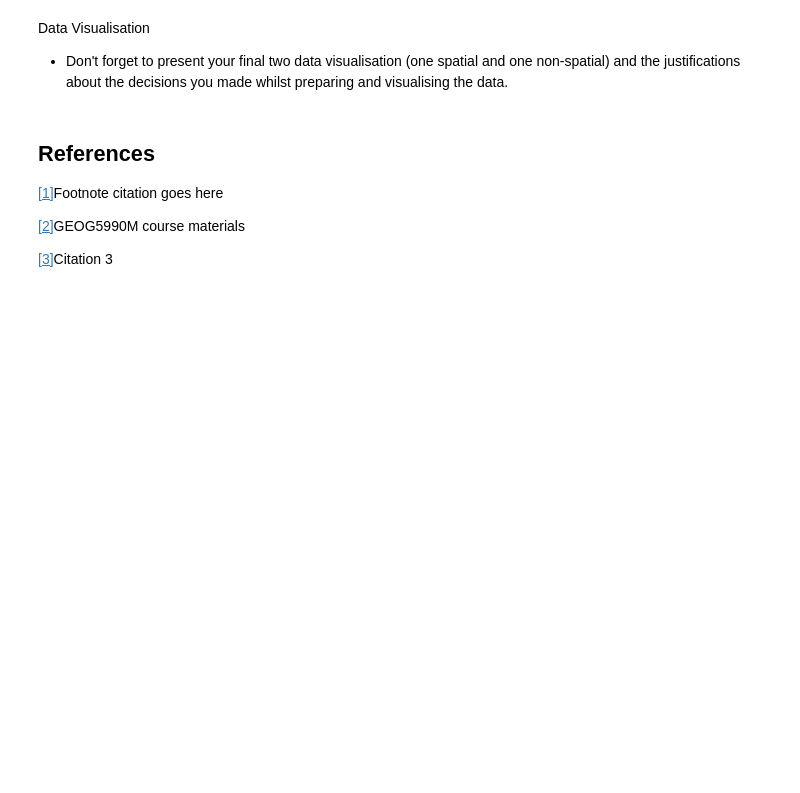
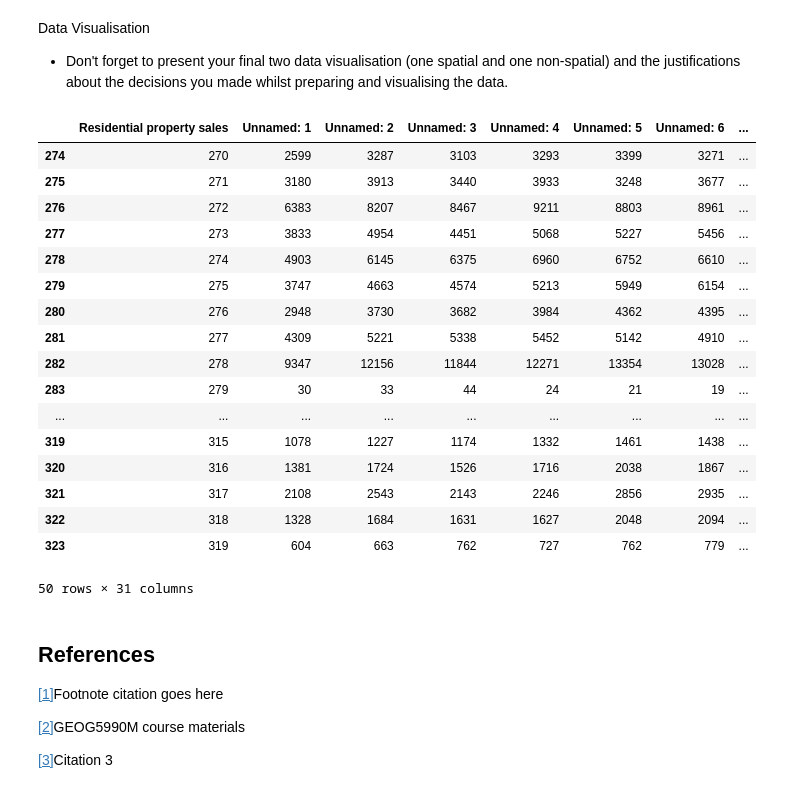
Before and after one commit to ClaudiaTurner/GEOG5990M, a Jupyter notebook: Final_Project_Python_GEOG5990M.ipynb, the cells around one changed output. Drawn from its saved outputs; the diff is of its cells as text; code cells hidden in the pictures; blank space fills up the shorter version.

```diff
--- a/Final_Project_Python_GEOG5990M.ipynb
+++ b/Final_Project_Python_GEOG5990M.ipynb
@@ -14,3 +18,26 @@ Data Visualisation
+# %%
+Sales_England=pd.read_csv('https://github.com/ClaudiaTurner/GEOG5990M/raw/main/Sales_1995_2023_England_Districts_exp.csv')
+# %%
+Sales_England.tail(50)
+# %% [output]
+|  | Residential property sales | Unnamed: 1 | Unnamed: 2 | Unnamed: 3 | Unnamed: 4 | Unnamed: 5 | Unnamed: 6 | ... |
+| 274 | 270 | 2599 | 3287 | 3103 | 3293 | 3399 | 3271 | ... |
+| 275 | 271 | 3180 | 3913 | 3440 | 3933 | 3248 | 3677 | ... |
+| 276 | 272 | 6383 | 8207 | 8467 | 9211 | 8803 | 8961 | ... |
+| 277 | 273 | 3833 | 4954 | 4451 | 5068 | 5227 | 5456 | ... |
+| 278 | 274 | 4903 | 6145 | 6375 | 6960 | 6752 | 6610 | ... |
+| 279 | 275 | 3747 | 4663 | 4574 | 5213 | 5949 | 6154 | ... |
+| 280 | 276 | 2948 | 3730 | 3682 | 3984 | 4362 | 4395 | ... |
+| 281 | 277 | 4309 | 5221 | 5338 | 5452 | 5142 | 4910 | ... |
+| 282 | 278 | 9347 | 12156 | 11844 | 12271 | 13354 | 13028 | ... |
+| 283 | 279 | 30 | 33 | 44 | 24 | 21 | 19 | ... |
+| ... | ... | ... | ... | ... | ... | ... | ... | ... |
+| 319 | 315 | 1078 | 1227 | 1174 | 1332 | 1461 | 1438 | ... |
+| 320 | 316 | 1381 | 1724 | 1526 | 1716 | 2038 | 1867 | ... |
+| 321 | 317 | 2108 | 2543 | 2143 | 2246 | 2856 | 2935 | ... |
+| 322 | 318 | 1328 | 1684 | 1631 | 1627 | 2048 | 2094 | ... |
+| 323 | 319 | 604 | 663 | 762 | 727 | 762 | 779 | ... |
+50 rows × 31 columns
 # %% [markdown]
 ## References
 <p><a href="add_url_here">[1]</a>Footnote citation goes here</p>
```
Also changed, not shown: parts of 1 cell of this notebook.
